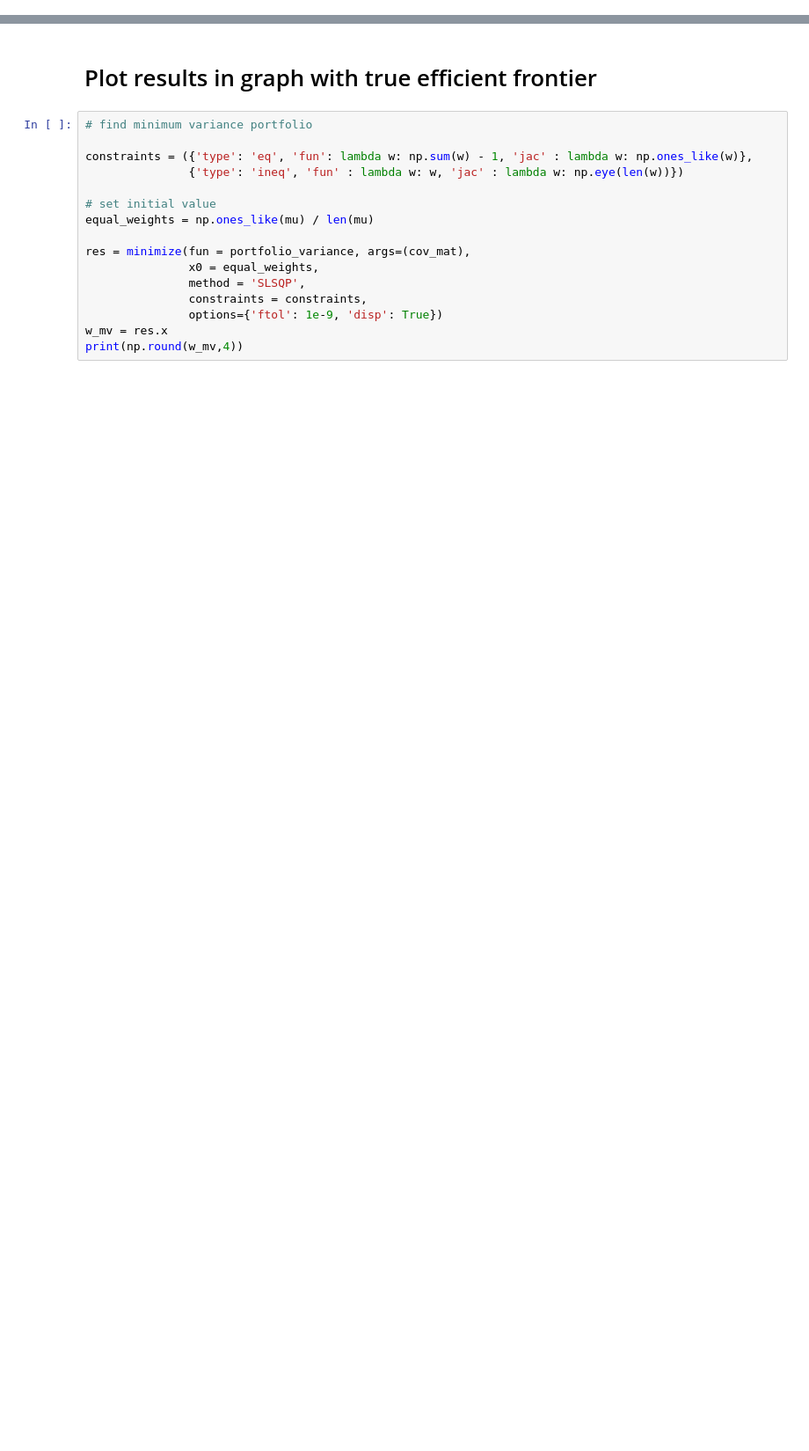
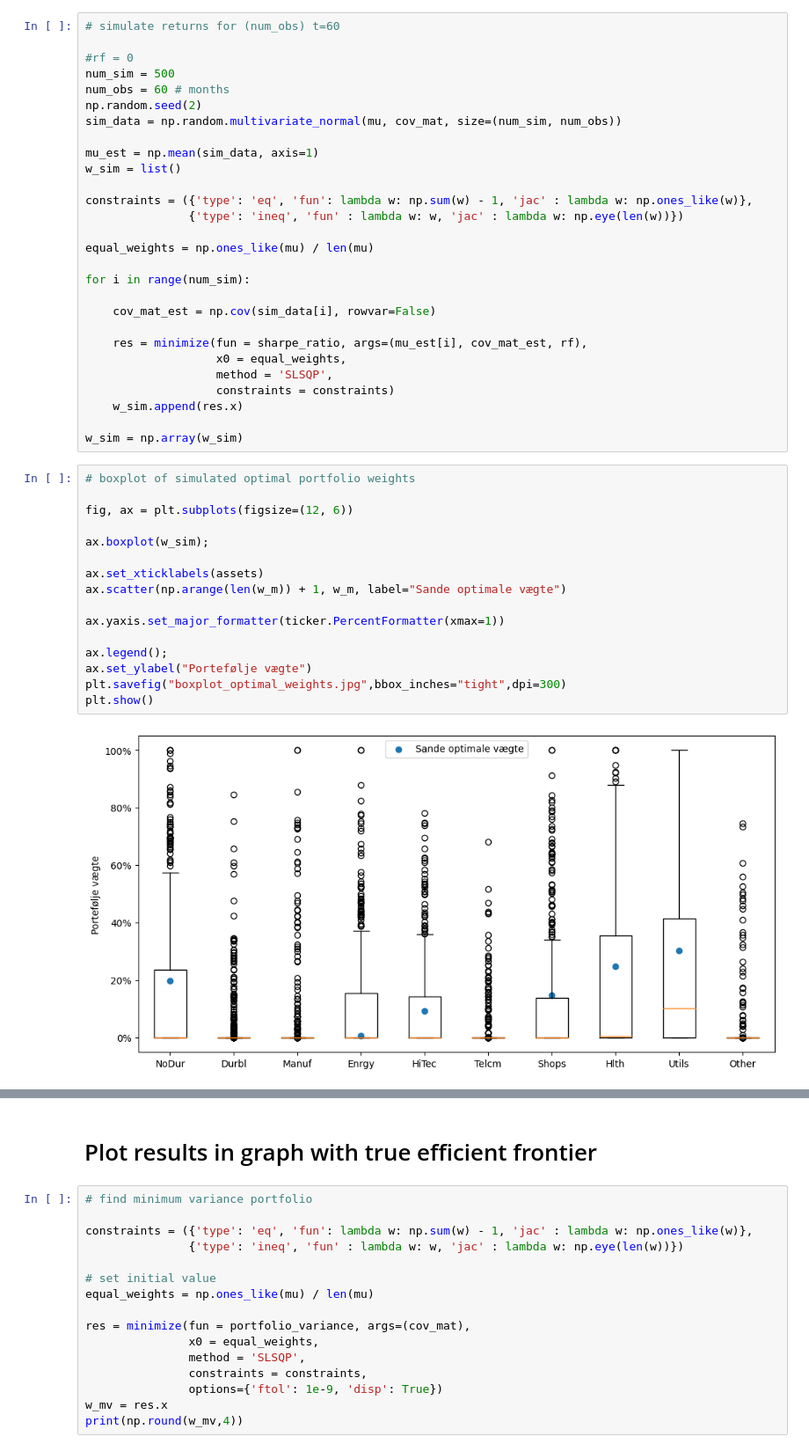
Before and after one commit to MNPW9/masters_thesis, a Jupyter notebook: mean_variance_simulation.ipynb, the cells around one changed output, grey strips where cells are left out. Shown at 88% size. Cells and saved outputs as stored; diff of their text form; blank space fills up the shorter version.

```diff
--- a/mean_variance_simulation.ipynb
+++ b/mean_variance_simulation.ipynb
@@ -417,0 +152,46 @@ SR_m = 0.2236221402341458
+# %%
+# simulate returns for (num_obs) t=60
+
+#rf = 0
+num_sim = 500
+num_obs = 60 # months
+np.random.seed(2)
+sim_data = np.random.multivariate_normal(mu, cov_mat, size=(num_sim, num_obs))
+
+mu_est = np.mean(sim_data, axis=1)
+w_sim = list()
+
+constraints = ({'type': 'eq', 'fun': lambda w: np.sum(w) - 1, 'jac' : lambda w: np.ones_like(w)},
+               {'type': 'ineq', 'fun' : lambda w: w, 'jac' : lambda w: np.eye(len(w))})
+
+equal_weights = np.ones_like(mu) / len(mu)
+
+for i in range(num_sim):
+
+    cov_mat_est = np.cov(sim_data[i], rowvar=False)
+
+    res = minimize(fun = sharpe_ratio, args=(mu_est[i], cov_mat_est, rf),
+                   x0 = equal_weights,
+                   method = 'SLSQP',
+                   constraints = constraints)
+    w_sim.append(res.x)
+
+w_sim = np.array(w_sim)
+# %%
+# boxplot of simulated optimal portfolio weights
+
+fig, ax = plt.subplots(figsize=(12, 6))
+
+ax.boxplot(w_sim);
+
+ax.set_xticklabels(assets)
+ax.scatter(np.arange(len(w_m)) + 1, w_m, label="Sande optimale vægte")
+
+ax.yaxis.set_major_formatter(ticker.PercentFormatter(xmax=1))
+
+ax.legend();
+ax.set_ylabel("Portefølje vægte")
+plt.savefig("boxplot_optimal_weights.jpg",bbox_inches="tight",dpi=300)
+plt.show()
+# %% [output]
+[figure, added]
```
Also changed, not shown: parts of 63 cells of this notebook, 6 other files.
